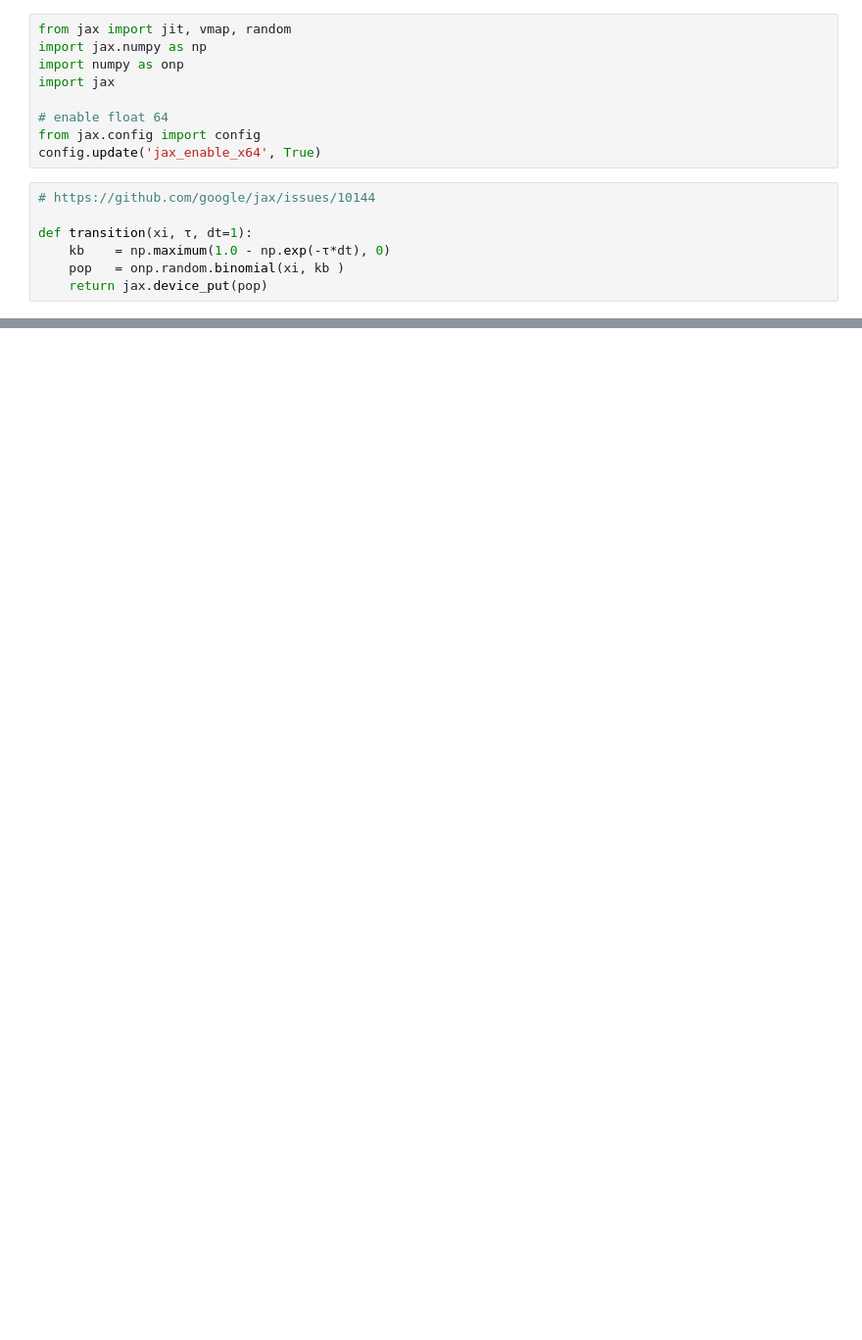
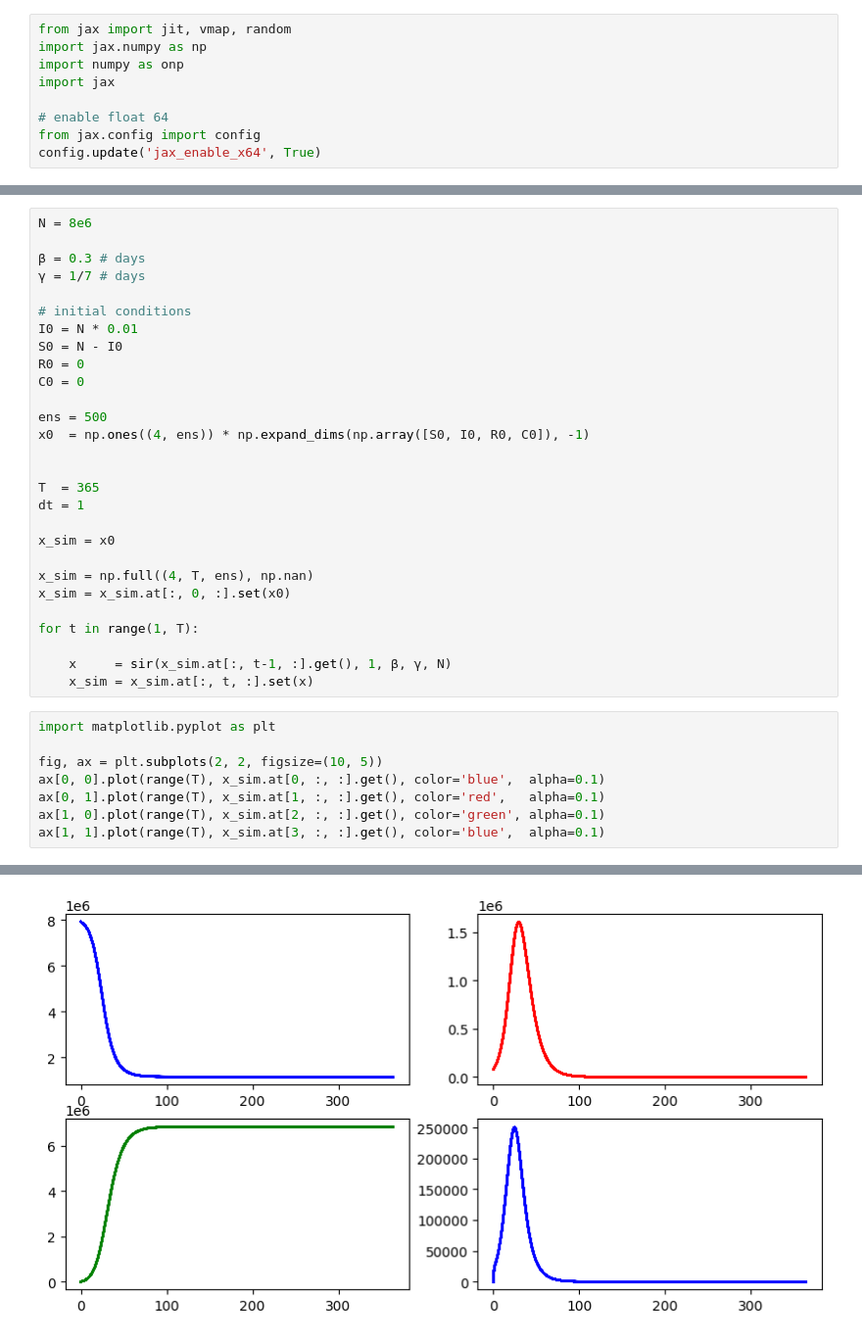
Before and after one commit to ChaosDonkey06/pompjax, a Jupyter notebook: eakf.ipynb, the cells around one changed output, grey strips where cells are left out. Shown at 98% size. Saved outputs shown, nothing was run; the diff lists cells and outputs as text; blank space fills up the shorter version.

```diff
--- a/eakf.ipynb
+++ b/eakf.ipynb
@@ -7,10 +7,3 @@ import jax
 # enable float 64
 from jax.config import config
 config.update('jax_enable_x64', True)
-# %%
-# https://github.com/google/jax/issues/10144
-
-def transition(xi, τ, dt=1):
-    kb    = np.maximum(1.0 - np.exp(-τ*dt), 0)
-    pop   = onp.random.binomial(xi, kb )
-    return jax.device_put(pop)
@@ -49,0 +52,37 @@ def sir(x, dt, β, γ, N):
+# %%
+N = 8e6
+
+β = 0.3 # days
+γ = 1/7 # days
+
+# initial conditions
+I0 = N * 0.01
+S0 = N - I0
+R0 = 0
+C0 = 0
+
+ens = 500
+x0  = np.ones((4, ens)) * np.expand_dims(np.array([S0, I0, R0, C0]), -1)
+
+
+T  = 365
+dt = 1
+
+x_sim = x0
+
+x_sim = np.full((4, T, ens), np.nan)
+x_sim = x_sim.at[:, 0, :].set(x0)
+
+for t in range(1, T):
+
+    x     = sir(x_sim.at[:, t-1, :].get(), 1, β, γ, N)
+    x_sim = x_sim.at[:, t, :].set(x)
+# %%
+import matplotlib.pyplot as plt
+
+fig, ax = plt.subplots(2, 2, figsize=(10, 5))
+ax[0, 0].plot(range(T), x_sim.at[0, :, :].get(), color='blue',  alpha=0.1)
+ax[0, 1].plot(range(T), x_sim.at[1, :, :].get(), color='red',   alpha=0.1)
+ax[1, 0].plot(range(T), x_sim.at[2, :, :].get(), color='green', alpha=0.1)
+ax[1, 1].plot(range(T), x_sim.at[3, :, :].get(), color='blue',  alpha=0.1)
+# %% [output]
@@ -49,0 +106 @@ def sir(x, dt, β, γ, N):
+[figure, added]
```
Also changed, not shown: parts of 4 cells of this notebook.
